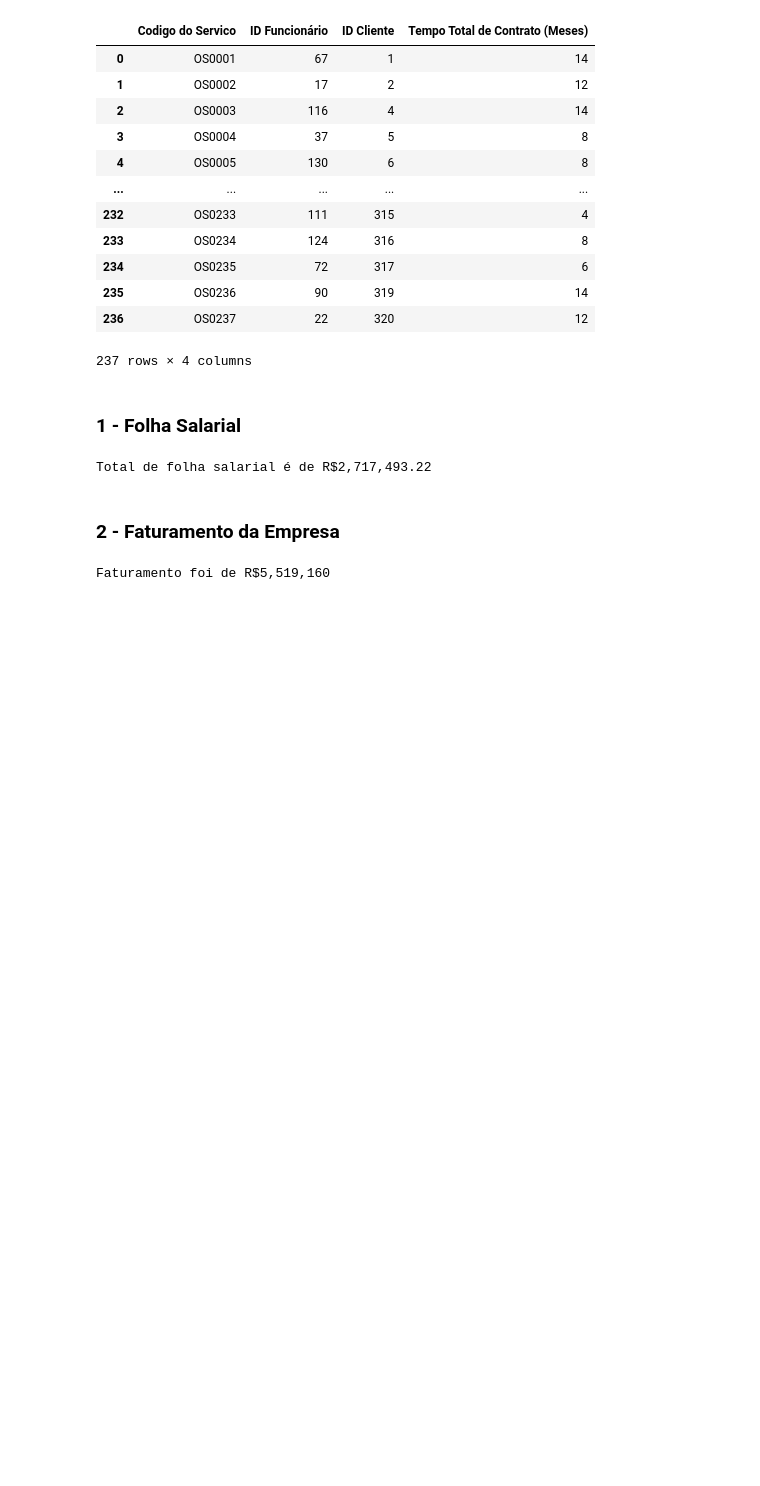
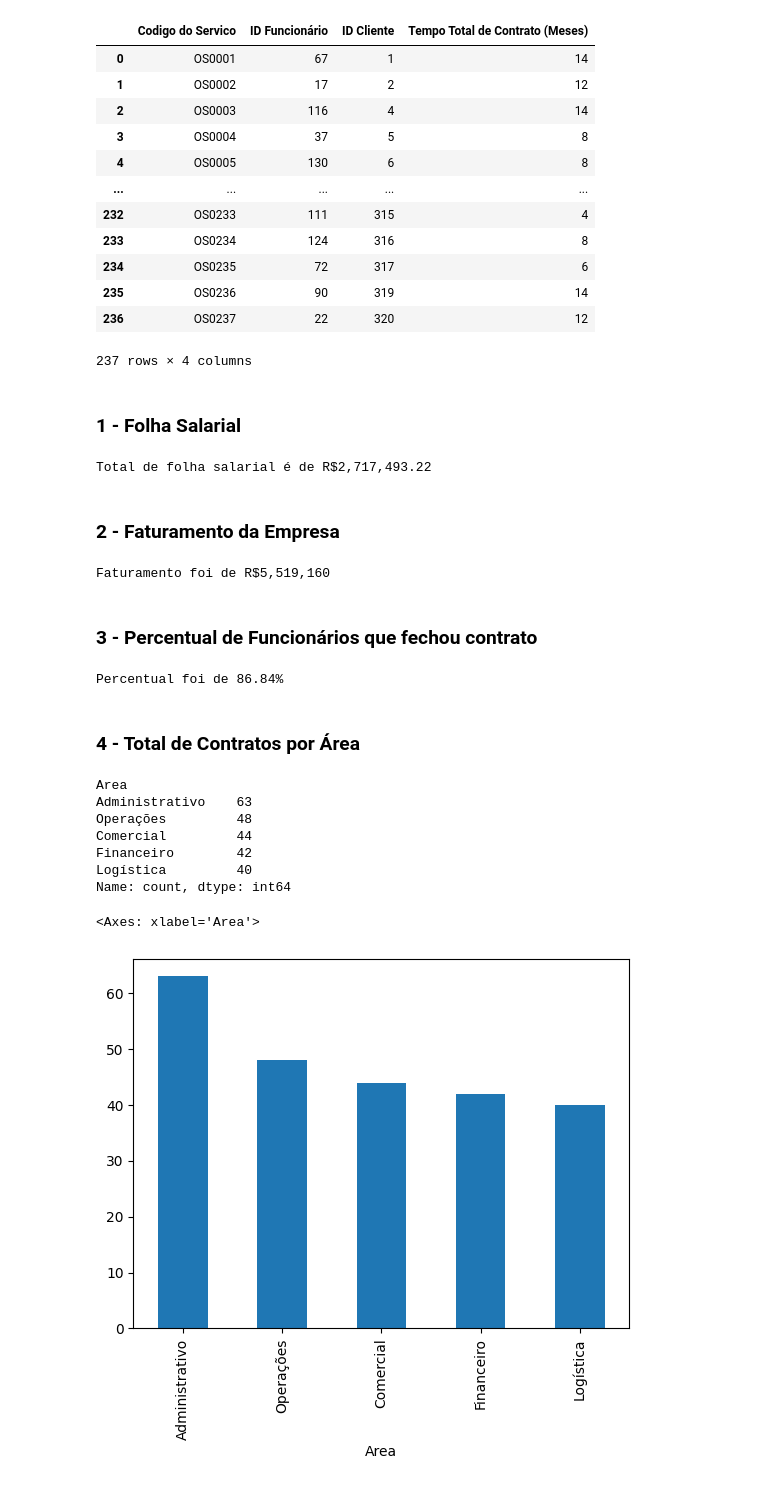
Before and after one commit to lmitsuol/mini-projeto-de-analise-de-dados-python, a Jupyter notebook: analisededados.ipynb, the cells around one changed output. Drawn from its saved outputs; the diff is of its cells as text; code cells hidden in the pictures; blank space fills up the shorter version.

Commit message:
Add graficos de contratos por area

```diff
--- a/analisededados.ipynb
+++ b/analisededados.ipynb
@@ -120,3 +120,29 @@ faturamento_df = servicos_df[['ID Cliente', 'Tempo Total de Contrato (Meses)']].
 print('Faturamento foi de R${:,}'.format(sum(faturamento_df['Tempo Total de Contrato (Meses)'] * faturamento_df['Valor Contrato Mensal'])))
 # %% [output]
 Faturamento foi de R$5,519,160
+# %% [markdown]
+### 3 - Percentual de Funcionários que fechou contrato
+# %%
+qtde_funcionarios_fecharam = len(servicos_df['ID Funcionário'].unique())
+qtde_funcionarios_totais = len(funcionarios_df['ID Funcionário'])
+print('Percentual foi de {:.2%}'.format(qtde_funcionarios_fecharam / qtde_funcionarios_totais))
+# %% [output]
+Percentual foi de 86.84%
+# %% [markdown]
+### 4 - Total de Contratos por Área
+# %%
+contratos_area_df = servicos_df[['ID Funcionário']].merge(funcionarios_df[['ID Funcionário', 'Area']])
+#display(contratos_area_df)
+qtde_contratos_area = contratos_area_df['Area'].value_counts()
+print(qtde_contratos_area)
+qtde_contratos_area.plot(kind='bar')
+# %% [output]
+Area
+Administrativo    63
+Operações         48
+Comercial         44
+Financeiro        42
+Logística         40
+Name: count, dtype: int64
+<Axes: xlabel='Area'>
+[figure, added]
```
